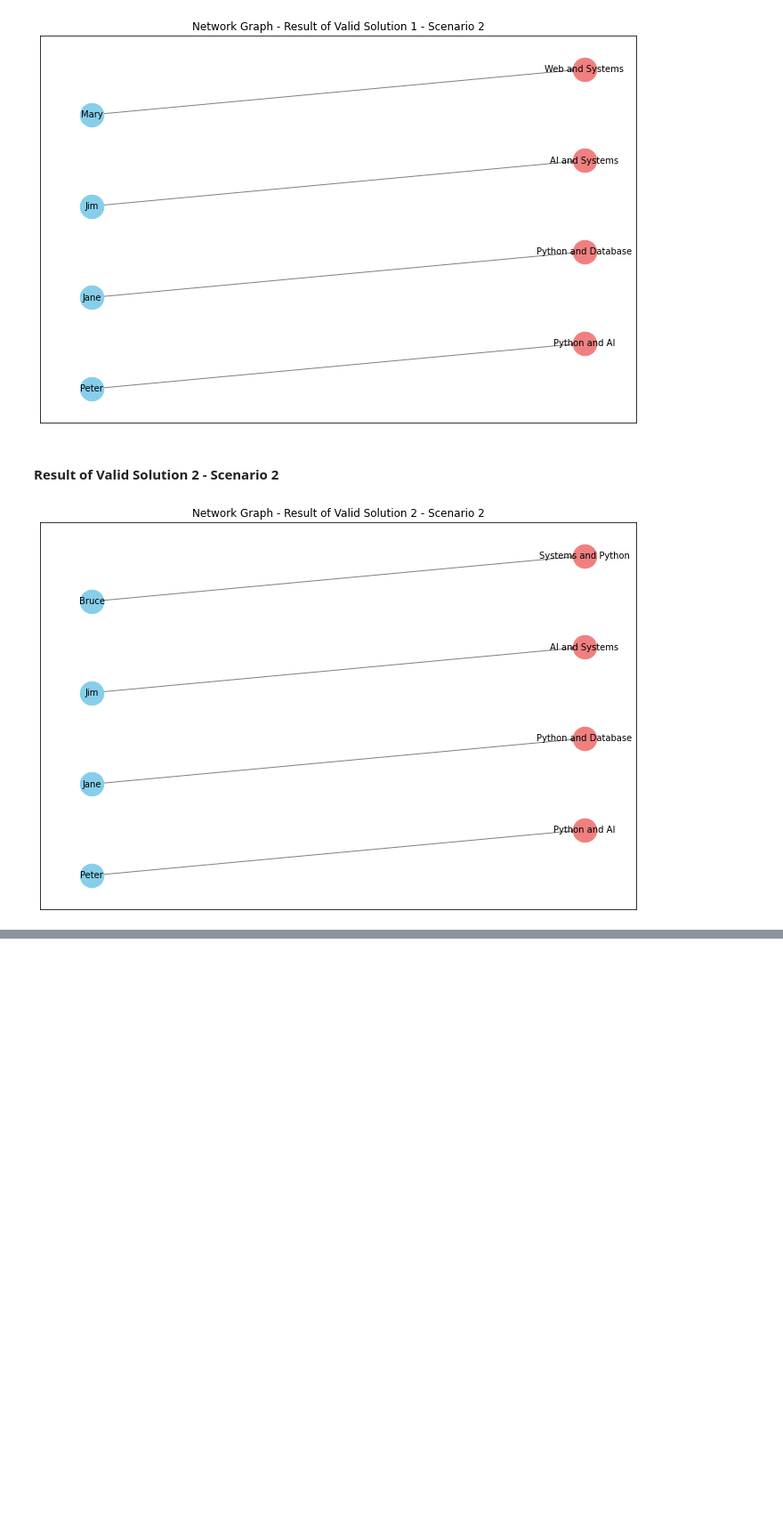
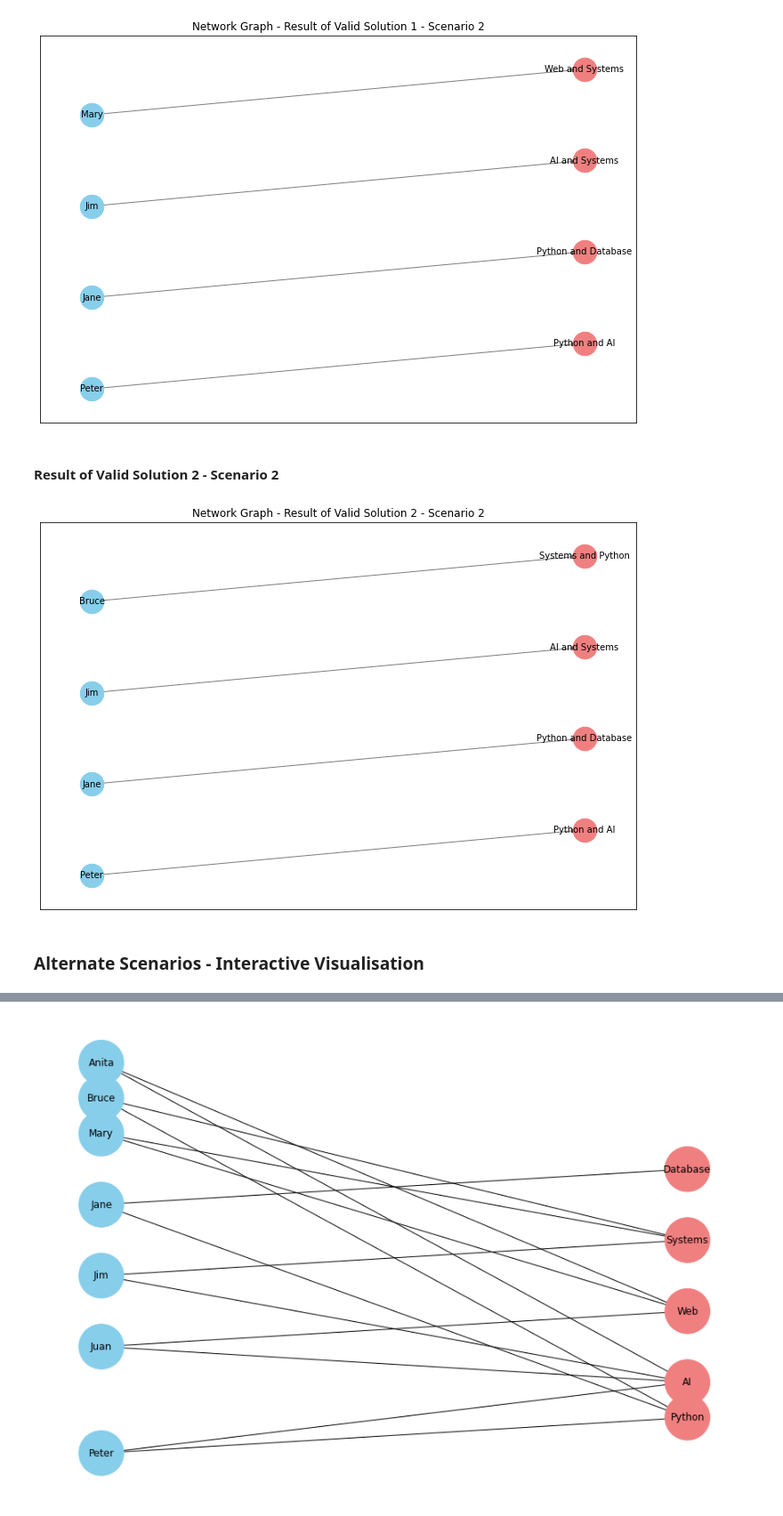
Before and after one commit to mariosantos2023410/MarioSantos_AI_DV_ICA, a Jupyter notebook: MarioSantos_AI_DV_ ICA.ipynb, the cells around one changed output, grey strips where cells are left out. Shown: that part at 89% size. Cells and saved outputs as stored; diff of their text form; code cells hidden in the pictures; blank space fills up the shorter version.

```diff
--- a/MarioSantos_AI_DV_ ICA.ipynb
+++ b/MarioSantos_AI_DV_ ICA.ipynb
@@ -328,3 +328,71 @@ plt.title('Network Graph - Result of Valid Solution 2 - Scenario 2')
 plt.show()
 # %% [output]
 [figure]
+# %% [markdown]
+### Alternate Scenarios - Interactive Visualisation
+# %%
+import ipywidgets as widgets
+from IPython.display import display
+import matplotlib.pyplot as plt
+import networkx as nx
+
+# these are the list of candidates and their abilities
+candidates = {
+    "Peter": ["Python", "AI"],
+    "Juan": ["Web", "AI"],
+    "Jim": ["AI", "Systems"],
+    "Jane": ["Python", "Database"],
+    "Mary": ["Web", "Systems"],
+    "Bruce": ["Systems", "Python"],
+    "Anita": ["Web", "AI"]
+}
+
+# these are the set of skills
+required_skills = {
+    "Python": 2,
+    "AI": 2,
+    "Web": 1,
+    "Database": 1,
+    "Systems": 1
+}
+
+# this function is to visualise the skills in the graph
+def update_viz(skills):
+    # this will be creating the graph
+    G = nx.Graph()
+    for name, abilities in candidates.items():
+        for ability in abilities:
+            if skills.get(ability, 0) > 0:  # this will get to add skills that are required
+                G.add_node(name, type='candidate', bipartite=0)
+                G.add_node(ability, type='skill', bipartite=1)
+                G.add_edge(name, ability)
+
+    # Generate positions for candidates (left) and skills (right)
+    pos = {node: (0 if data['type'] == 'candidate' else 1, i) for i, (node, data) in enumerate(G.nodes(data=True))}
+
+    # this will be drawing the graph
+    plt.figure(figsize=(12, 8))
+    nx.draw(G, pos, with_labels=True, node_color=['skyblue' if data['type'] == 'candidate' else 'lightcoral' for node, data in G.nodes(data=True)],
+            node_size=3000, font_size=12)
+    plt.axis('off')
+    plt.show()
+
+# this will be creating the sliders for each ability
+sliders = {skill: widgets.IntSlider(min=0, max=3, step=1, value=count, description=skill) for skill, count in required_skills.items()}
+
+# this will create the function to handle slider changes
+def on_change(change):
+    new_skills = {skill: slider.value for skill, slider in sliders.items()}
+    update_viz(new_skills)
+
+# this will observe changes for sliders
+for slider in sliders.values():
+    slider.observe(on_change, names='value')
+
+# this will be showing the sliders
+for slider in sliders.values():
+    display(slider)
+
+# visualization
+update_viz(required_skills)
+# %% [output]
@@ -330,0 +404 @@ plt.show()
+[figure, added]
```
Also changed, not shown: parts of 1 cell of this notebook.
